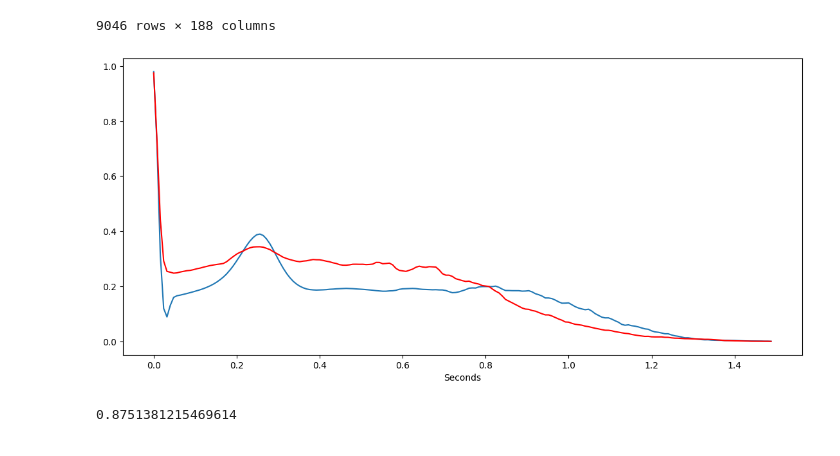
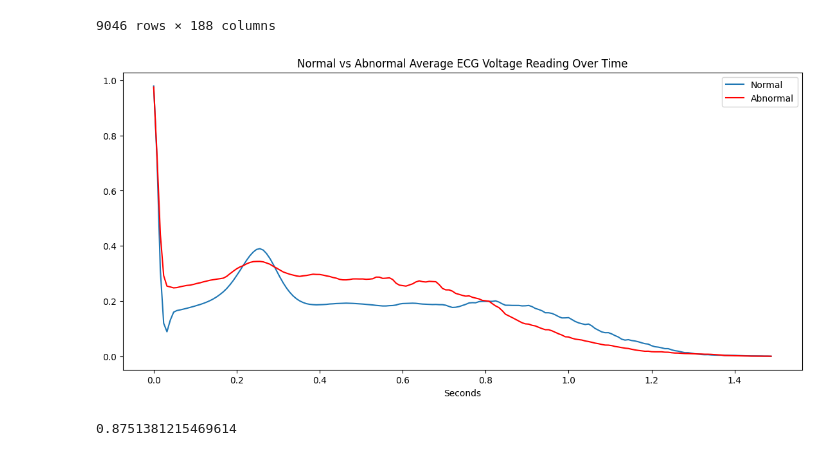
Before and after one commit to Dhawal-Modi/DSC_2024_Space_Jam, a Jupyter notebook: LLNLTask1.ipynb, the cells around one changed output. Saved outputs shown, nothing was run; the diff lists cells and outputs as text; code cells hidden in the pictures.

```diff
--- a/LLNLTask1.ipynb
+++ b/LLNLTask1.ipynb
@@ -67,15 +67,17 @@ total_df
 # %%
 x_vals = np.arange(0, len(total_df.columns) - 1) / 125
 normal_y_vals = normal_df.iloc[:, :187].mean(axis=0)
 abnormal_y_vals = abnormal_df.iloc[:, :187].mean(axis=0)
 plt.figure(figsize=(30,6))
 plt.subplot(1,2,1)
 plt.plot(x_vals, normal_y_vals)
 plt.subplot(1,2,1)
 plt.plot(x_vals, abnormal_y_vals, color="red")
-plt.xlabel("Seconds");
+plt.xlabel("Seconds")
+plt.title("Normal vs Abnormal Average ECG Voltage Reading Over Time")
+plt.legend(labels=["Normal", "Abnormal"]);
 # %% [output]
-[figure, old version]
+[figure, new version]
 # %%
 X = total_df.iloc[:, :187]
 y = total_df.iloc[:, 187]
```
